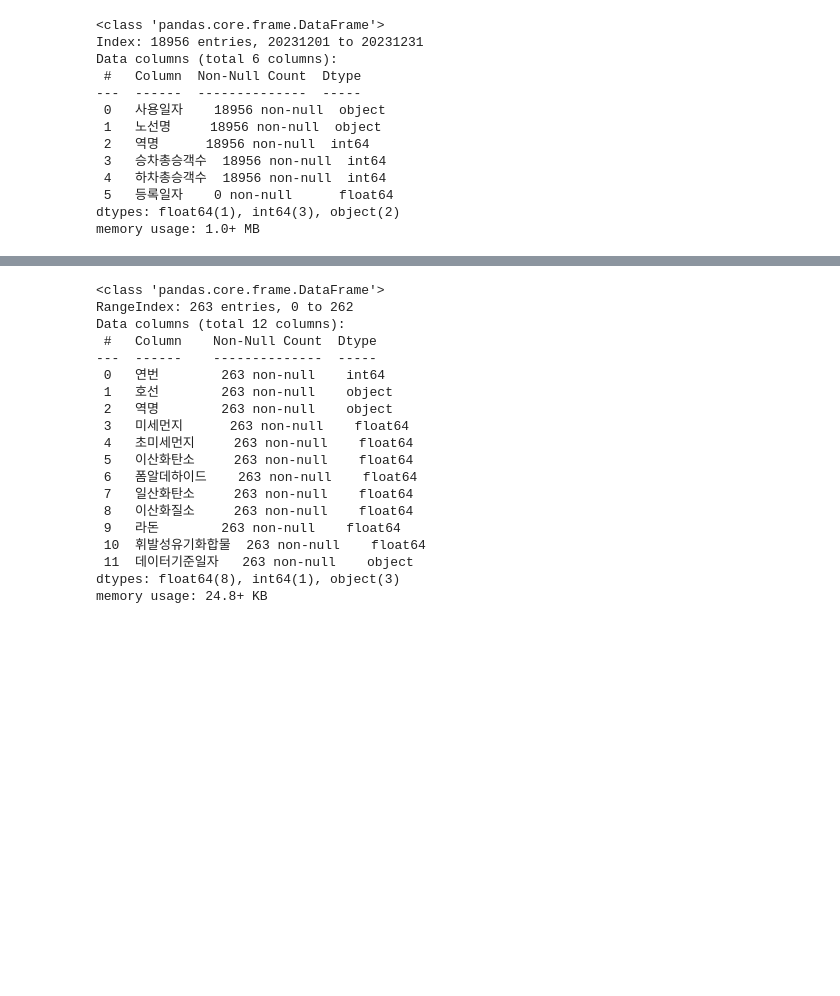
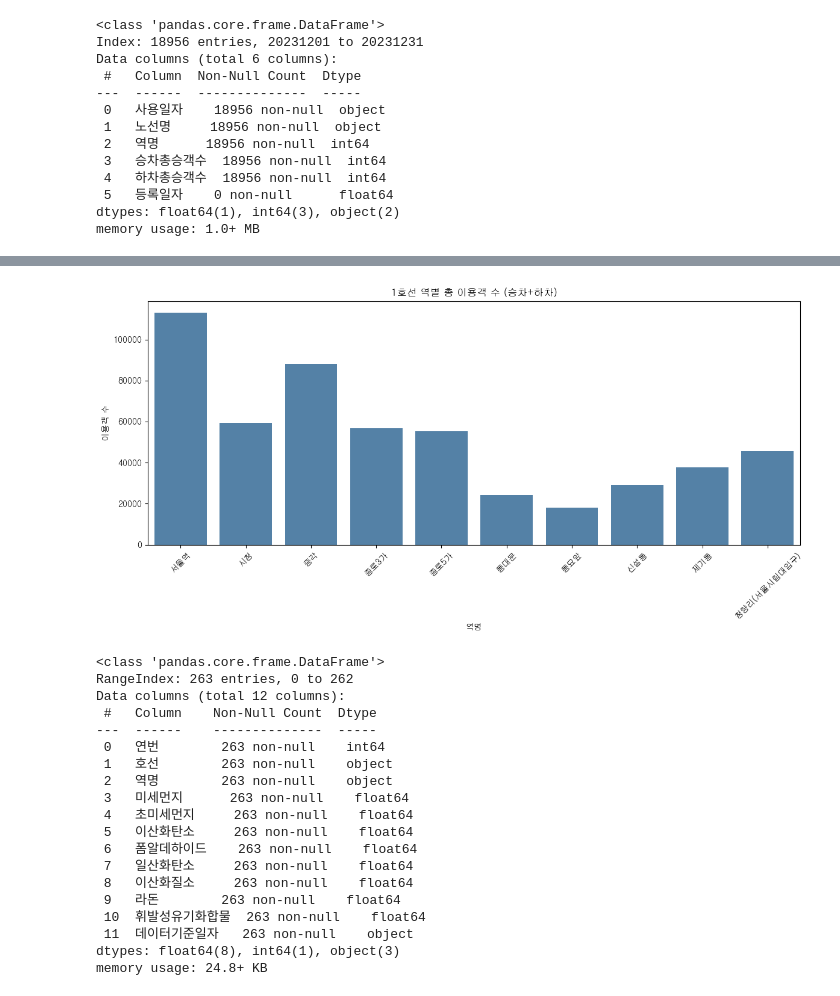
Before and after one commit to sswwdk/Data-anal-miniproject, a Jupyter notebook: 분석보고서.ipynb, the cells around one changed output, grey strips where cells are left out. Cells and saved outputs as stored; diff of their text form; code cells hidden in the pictures; blank space fills up the shorter version.

```diff
--- a/분석보고서.ipynb
+++ b/분석보고서.ipynb
@@ -112,3 +134,19 @@ plt.show()
+# %%
+# 1호선 역별 총승하차승객수 시각화
+line1_people_df['총이용객수'] = line1_people_df['승차총승객수'] + line1_people_df['하차총승객수']
+
+# 시각화
+plt.figure(figsize=(12, 6))
+sns.barplot(data=line1_people_df, x='역명', y='총이용객수', color='steelblue')
+
+plt.title('1호선 역별 총 이용객 수 (승차+하차)')
+plt.xlabel('역명')
+plt.ylabel('이용객 수')
+plt.xticks(rotation=45)
+plt.tight_layout()
+plt.show()
+# %% [output]
+[figure, added]
 # %%
 # 공기질 데이터 기본 정보 확인
 air_df.info()
```
Also changed, not shown: parts of 23 cells of this notebook.
